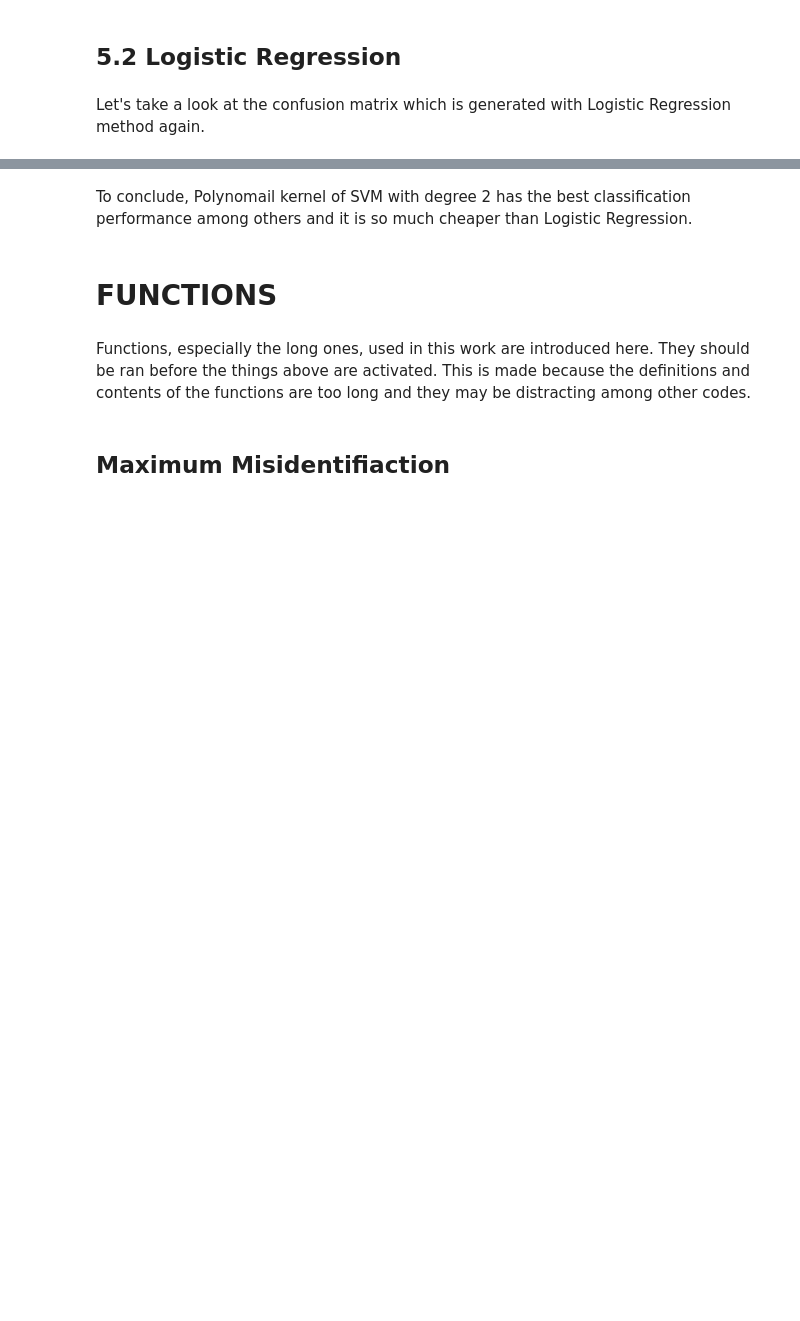
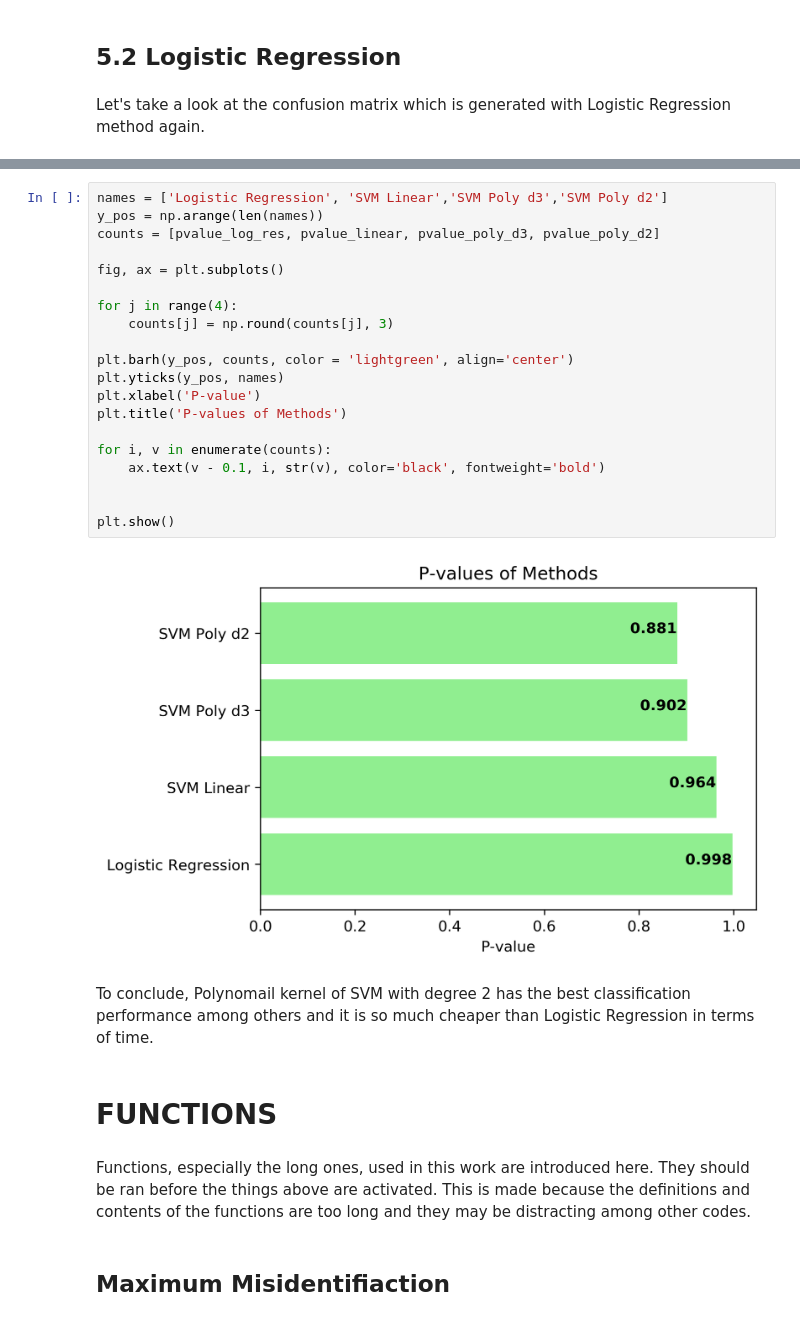
Before and after one commit to saskal5/MNIST, a Jupyter notebook: MNIST_azat.ipynb, the cells around one changed output, grey strips where cells are left out. Cells and saved outputs as stored; diff of their text form; blank space fills up the shorter version.

```diff
--- a/MNIST_azat.ipynb
+++ b/MNIST_azat.ipynb
@@ -1379,5 +1296,27 @@ Similarly with p-values, compared to Logistic regression the SVM method resulted
+# %%
+names = ['Logistic Regression', 'SVM Linear','SVM Poly d3','SVM Poly d2']
+y_pos = np.arange(len(names))
+counts = [pvalue_log_res, pvalue_linear, pvalue_poly_d3, pvalue_poly_d2]
+
+fig, ax = plt.subplots()
+
+for j in range(4):
+    counts[j] = np.round(counts[j], 3)
+
+plt.barh(y_pos, counts, color = 'lightgreen', align='center')
+plt.yticks(y_pos, names)
+plt.xlabel('P-value')
+plt.title('P-values of Methods')
+
+for i, v in enumerate(counts):
+    ax.text(v - 0.1, i, str(v), color='black', fontweight='bold')
+
+
+plt.show()
+# %% [output]
+[figure, added]
 # %% [markdown]
-To conclude, Polynomail kernel of SVM with degree 2 has the best classification performance among others and it is so much cheaper than Logistic Regression.
+To conclude, Polynomail kernel of SVM with degree 2 has the best classification performance among others and it is so much cheaper than Logistic Regression in terms of time.
 # %% [markdown]
 # FUNCTIONS
 # %% [markdown]
```
Also changed, not shown: parts of 78 cells of this notebook.
